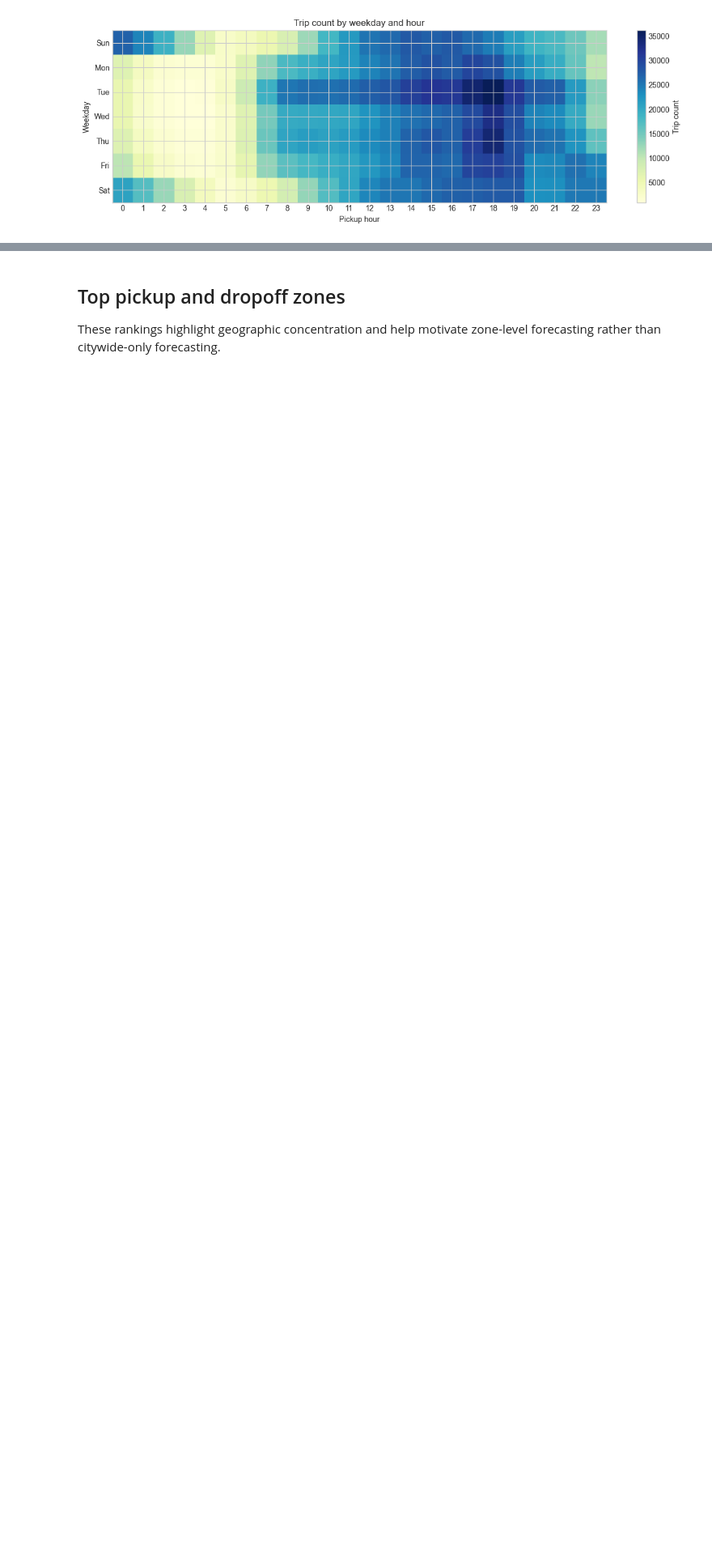
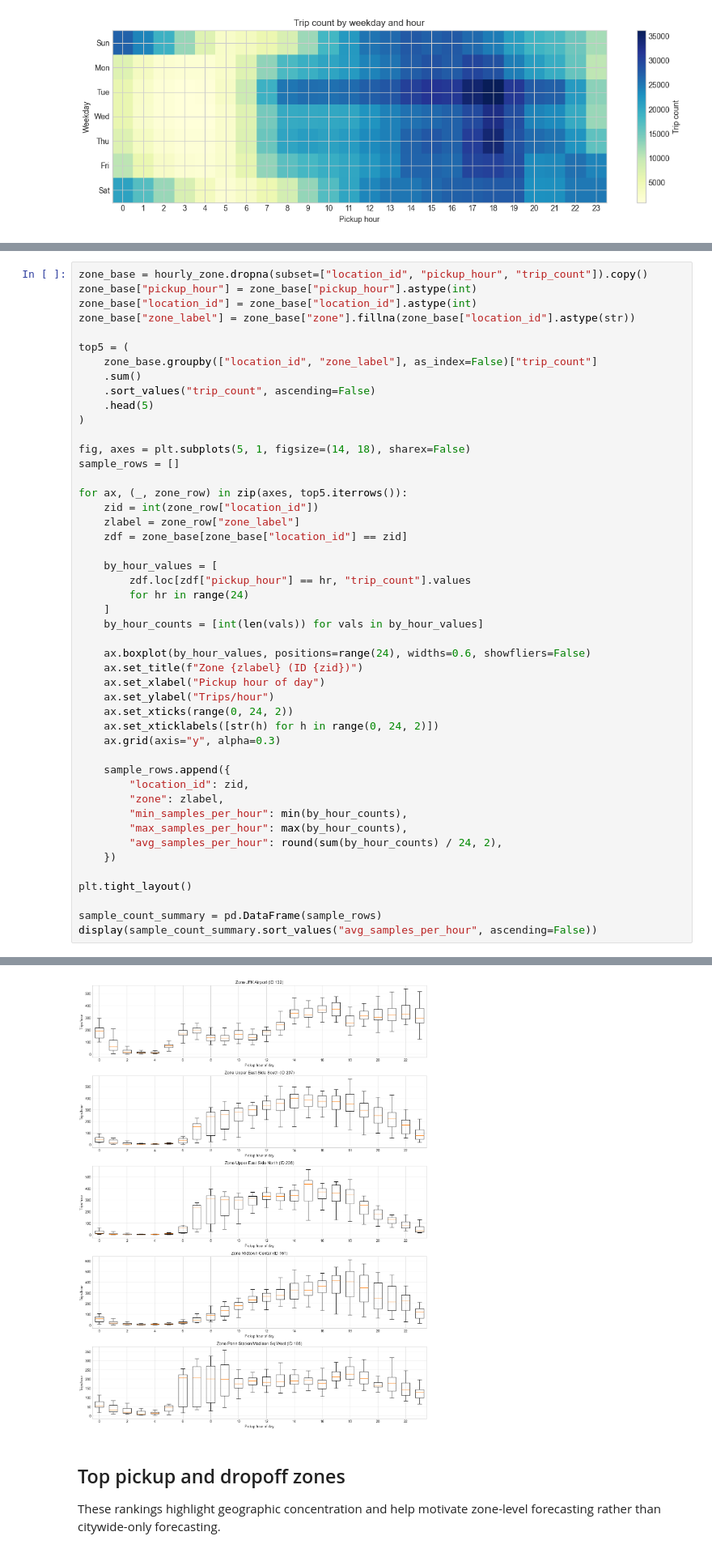
Before and after one commit to jimhe-sjsu/Data228GroupProject, a Jupyter notebook: notebooks/yellow_taxi_eda.ipynb, the cells around one changed output, grey strips where cells are left out. Shown at 81% size. Cells and saved outputs as stored; diff of their text form; blank space fills up the shorter version.

```diff
--- a/notebooks/yellow_taxi_eda.ipynb
+++ b/notebooks/yellow_taxi_eda.ipynb
@@ -189,0 +287,48 @@ plt.tight_layout()
+# %%
+zone_base = hourly_zone.dropna(subset=["location_id", "pickup_hour", "trip_count"]).copy()
+zone_base["pickup_hour"] = zone_base["pickup_hour"].astype(int)
+zone_base["location_id"] = zone_base["location_id"].astype(int)
+zone_base["zone_label"] = zone_base["zone"].fillna(zone_base["location_id"].astype(str))
+
+top5 = (
+    zone_base.groupby(["location_id", "zone_label"], as_index=False)["trip_count"]
+    .sum()
+    .sort_values("trip_count", ascending=False)
+    .head(5)
+)
+
+fig, axes = plt.subplots(5, 1, figsize=(14, 18), sharex=False)
+sample_rows = []
+
+for ax, (_, zone_row) in zip(axes, top5.iterrows()):
+    zid = int(zone_row["location_id"])
+    zlabel = zone_row["zone_label"]
+    zdf = zone_base[zone_base["location_id"] == zid]
+
+    by_hour_values = [
+        zdf.loc[zdf["pickup_hour"] == hr, "trip_count"].values
+        for hr in range(24)
+    ]
+    by_hour_counts = [int(len(vals)) for vals in by_hour_values]
+
+    ax.boxplot(by_hour_values, positions=range(24), widths=0.6, showfliers=False)
+    ax.set_title(f"Zone {zlabel} (ID {zid})")
+    ax.set_xlabel("Pickup hour of day")
+    ax.set_ylabel("Trips/hour")
+    ax.set_xticks(range(0, 24, 2))
+    ax.set_xticklabels([str(h) for h in range(0, 24, 2)])
+    ax.grid(axis="y", alpha=0.3)
+
+    sample_rows.append({
+        "location_id": zid,
+        "zone": zlabel,
+        "min_samples_per_hour": min(by_hour_counts),
+        "max_samples_per_hour": max(by_hour_counts),
+        "avg_samples_per_hour": round(sum(by_hour_counts) / 24, 2),
+    })
+
+plt.tight_layout()
+
+sample_count_summary = pd.DataFrame(sample_rows)
+display(sample_count_summary.sort_values("avg_samples_per_hour", ascending=False))
+# %% [output]
@@ -190,3 +341,4 @@ plt.tight_layout()
+[figure, added]
 # %% [markdown]
 ## Top pickup and dropoff zones
 
```
Also changed, not shown: parts of 11 cells of this notebook, 1 other file.
